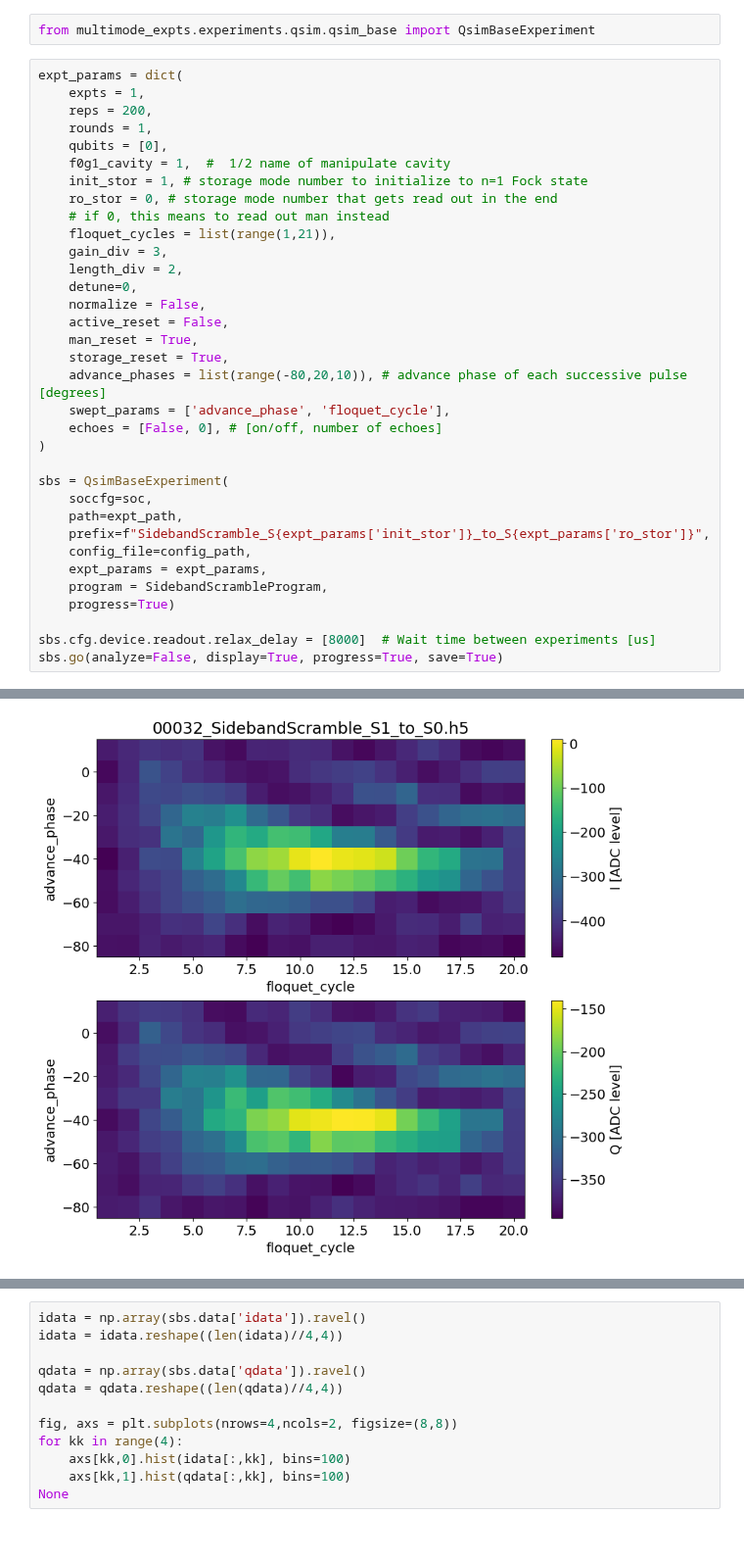
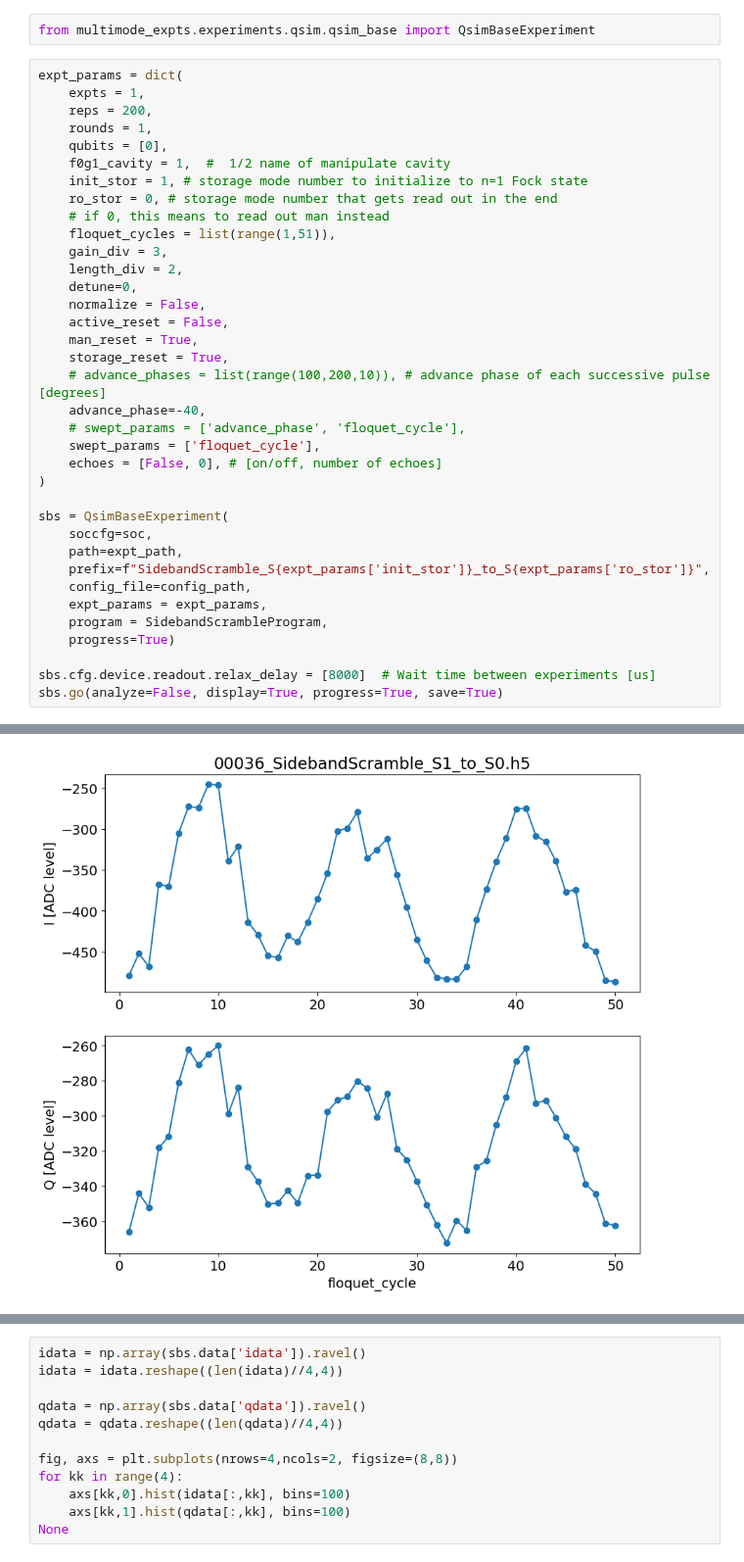
Before and after one commit to SchusterLab/multimode_expts, a Jupyter notebook: qsim_experiments.ipynb, the cells around one changed output, grey strips where cells are left out. Shown at 98% size. Cells and saved outputs as stored; diff of their text form.

```diff
--- a/qsim_experiments.ipynb
+++ b/qsim_experiments.ipynb
@@ -372,7 +372,7 @@ expt_params = dict(
     init_stor = 1, # storage mode number to initialize to n=1 Fock state
     ro_stor = 0, # storage mode number that gets read out in the end
     # if 0, this means to read out man instead
-    floquet_cycles = list(range(1,21)),
+    floquet_cycles = list(range(1,51)),
     gain_div = 3,
     length_div = 2,
     detune=0,
@@ -380,8 +380,10 @@ expt_params = dict(
     active_reset = False,
     man_reset = True,
     storage_reset = True,
-    advance_phases = list(range(-80,20,10)), # advance phase of each successive pulse [degrees]
-    swept_params = ['advance_phase', 'floquet_cycle'],
+    # advance_phases = list(range(100,200,10)), # advance phase of each successive pulse [degrees]
+    advance_phase=-40,
+    # swept_params = ['advance_phase', 'floquet_cycle'],
+    swept_params = ['floquet_cycle'],
     echoes = [False, 0], # [on/off, number of echoes]
 )
 
@@ -401 +403 @@ Saving H:\Shared drives\SLab\Multimode\experiment\250708_qsim\data\00032_Sideban
-[figure, old version]
+[figure, new version]
```
Also changed, not shown: parts of 2 cells of this notebook, 2 other files.
